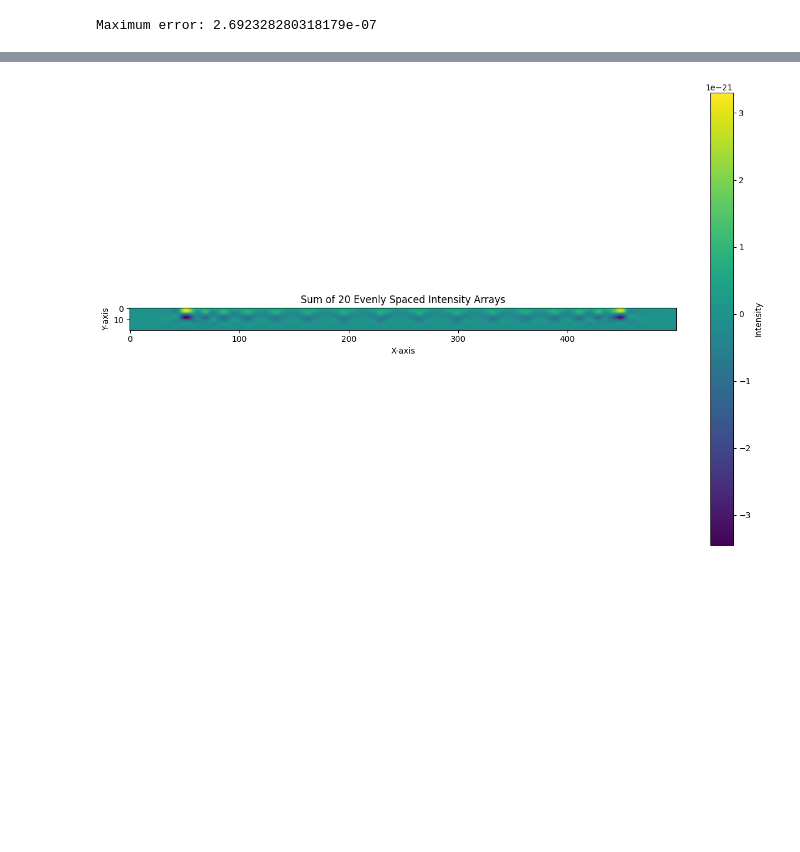
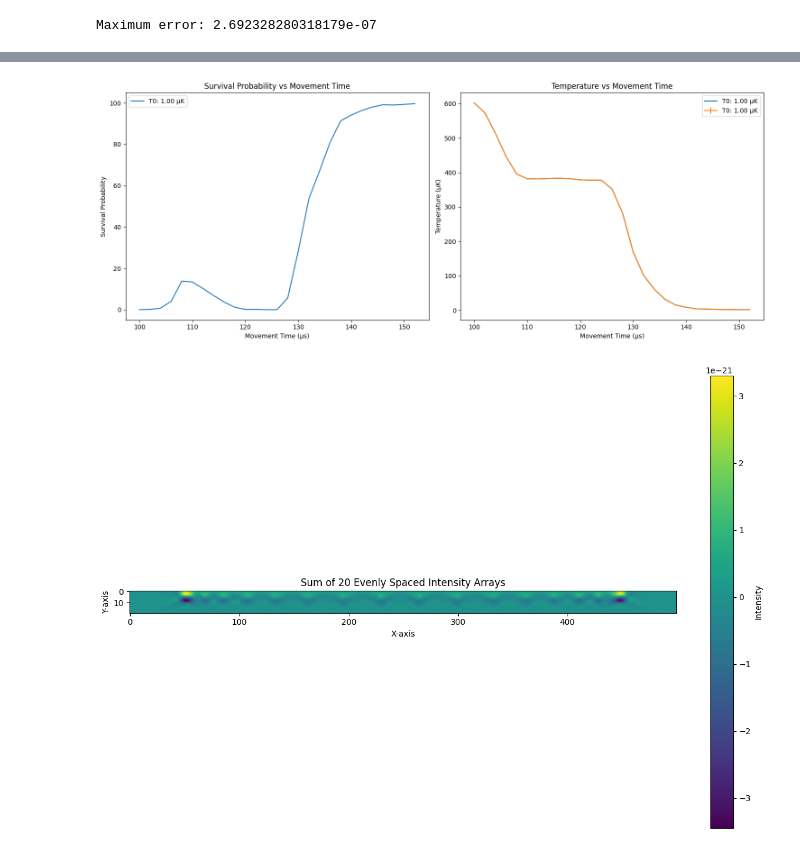
Before and after one commit to nsong03/Ultracold-Research, a Jupyter notebook: TweezerOptimization/AWGwaveformopt_outofplane.ipynb, the cells around one changed output, grey strips where cells are left out. Cells and saved outputs as stored; diff of their text form; code cells hidden in the pictures; blank space fills up the shorter version.

```diff
--- a/TweezerOptimization/AWGwaveformopt_outofplane.ipynb
+++ b/TweezerOptimization/AWGwaveformopt_outofplane.ipynb
@@ -519,3 +156,7 @@ def analyze_fixeddistance_optimized_oop_2d():
+# %%
+plots_fixeddistance(movetimes, movetemperatures, readout)
+# %% [output]
+[figure, added]
 # %%
 sum_and_plot_intensity_arrays(testout2[:,1], 20, fig_size=(15,10))
 # %% [output]
```
Also changed, not shown: parts of 12 cells of this notebook, 2 other files.
